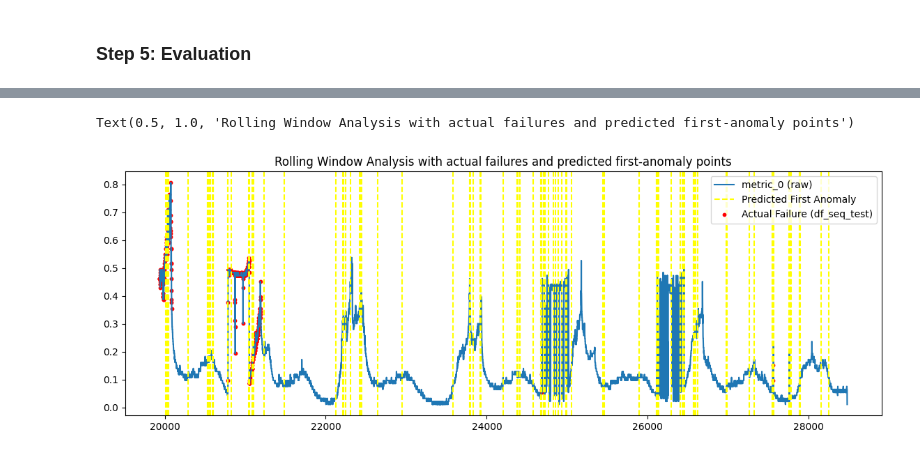
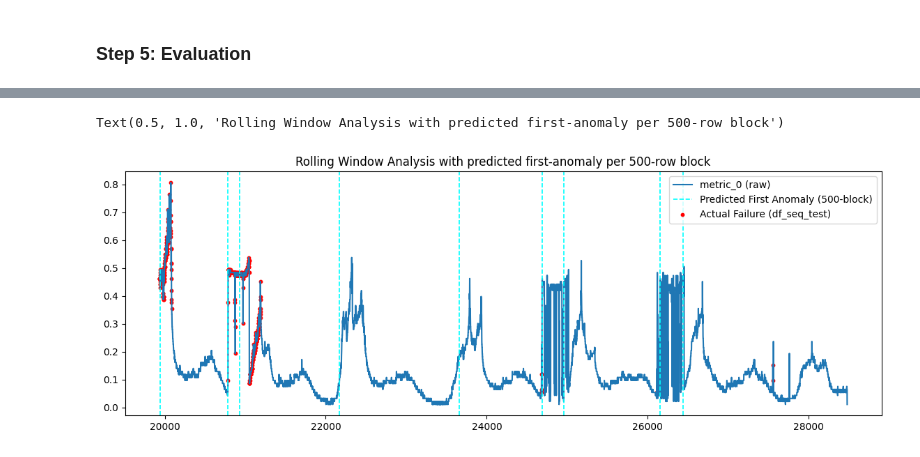
Before and after one commit to LeiNode/CascadingFailureMitigation, a Jupyter notebook: analysisNotebook.ipynb, the cells around one changed output, grey strips where cells are left out. Drawn from its saved outputs; the diff is of its cells as text; code cells hidden in the pictures.

```diff
--- a/analysisNotebook.ipynb
+++ b/analysisNotebook.ipynb
@@ -103,7 +90,7 @@ plt.tight_layout()
 # %% [markdown]
 ### Step 3: Feature Engineering
 # %%
-def create_time_features(df, metrics, window=10, lag=200):
+def create_time_features(df, metrics, window=10, lag=100):
     df_feat = pd.DataFrame()
 
     for col in metrics:
@@ -115,7 +102,7 @@ def create_time_features(df, metrics, window=10, lag=200):
 
     return df_feat
 # %%
-selected_metrics = ["metric_8", "metric_13"]
+selected_metrics = ["metric_0","metric_12","metric_13"]
 
 # Split the sequential test data before creating rolling-window features to avoid leakage
 df_seq_train, df_seq_test = train_test_split(test_df, test_size=0.3, shuffle=False)
@@ -136,7 +123,7 @@ y_test = test_feat["is_anomaly"]
 # %% [markdown]
 ### Step 4: Model Training
 # %%
-model = xgb.XGBClassifier(objective='multi:softmax', n_estimators=100, eval_metric='logloss', num_class=2)
+model = xgb.XGBClassifier(objective='binary:logistic', n_estimators=100, eval_metric='logloss')
 
 model.fit(X_train, y_train)
 # %% [output]
@@ -271,36 +258,44 @@ lead_time_minutes = lead_time_seconds / 60
 # %%
 plt.figure(figsize=(14, 10))
 # Subplot 1: raw metric_0 with anomalies from df_seq_test (if available)
 plt.subplot(2, 1, 1)
 try:
     plt.plot(df_seq_test.index, df_seq_test['metric_0'], label='metric_0 (raw)')
-    # Mark the first instance of each predicted anomaly block (if predictions available) with vertical yellow lines
+    # Compute predicted anomaly indices mapped to df_seq_test index (if predictions exist)
     try:
         y_pred_array = np.asarray(y_pred)
         pred_positions = np.where(y_pred_array == 1)[0]
         if len(pred_positions) > 0:
-            if len(pred_positions) == 1:
-                first_positions = pred_positions
-            else:
-                gaps = np.where(np.diff(pred_positions) > 1)[0]
-                first_positions = pred_positions[np.concatenate(([0], gaps + 1))]
-            pred_df_indices = X_test.index[first_positions]
-            # draw vertical lines; label only the first to avoid duplicates in the legend
-            first_label = True
-            for idx in pred_df_indices:
-                lbl = 'Predicted First Anomaly' if first_label else None
-                plt.axvline(x=idx, color='yellow', linestyle='--', linewidth=1.5, label=lbl)
-                first_label = False
+            pred_df_indices = X_test.index[pred_positions]
+        else:
+            pred_df_indices = np.array([], dtype=int)
     except Exception:
-        # If prediction variables aren't available, skip predicted markers
-        pass
+        pred_df_indices = np.array([], dtype=int)
+    # Split df_seq_test into blocks of 500 (positional slices) and find the first predicted anomaly in each block
+    block_size = 500
+    n = len(df_seq_test)
+    block_first_pred = []
+    for start in range(0, n, block_size):
+        block = df_seq_test.iloc[start:start+block_size]
+        # find predicted df indices that fall into this block
+        preds_in_block = [idx for idx in pred_df_indices if idx in block.index]
+        if len(preds_in_block) > 0:
+            # take the first predicted anomaly (earliest index) in this block
+            block_first_pred.append(preds_in_block[0])
+    # Plot vertical lines for predicted first-anomaly per 500-row block
+    pred_block_label = True
+    for idx in block_first_pred:
+        lbl = 'Predicted First Anomaly (500-block)' if pred_block_label else None
+        plt.axvline(x=idx, color='cyan', linestyle='--', linewidth=1.2, label=lbl)
+        pred_block_label = False
+    # Also plot actual anomaly points
     anom_seq = np.where(df_seq_test['is_anomaly'] == 1)[0]
     if len(anom_seq) > 0:
         plt.scatter(df_seq_test.index[anom_seq], df_seq_test['metric_0'].iloc[anom_seq], color='red', s=10, label='Actual Failure (df_seq_test)')
 except Exception:
     plt.text(0.5, 0.5, 'df_seq_test not available', ha='center', va='center')
 plt.legend()
-plt.title('Rolling Window Analysis with actual failures and predicted first-anomaly points')
+plt.title('Rolling Window Analysis with predicted first-anomaly per 500-row block')
 # %% [output]
-Text(0.5, 1.0, 'Rolling Window Analysis with actual failures and predicted first-anomaly points')
+Text(0.5, 1.0, 'Rolling Window Analysis with predicted first-anomaly per 500-row block')
-[figure, old version]
+[figure, new version]
```
Also changed, not shown: parts of 6 cells of this notebook.
